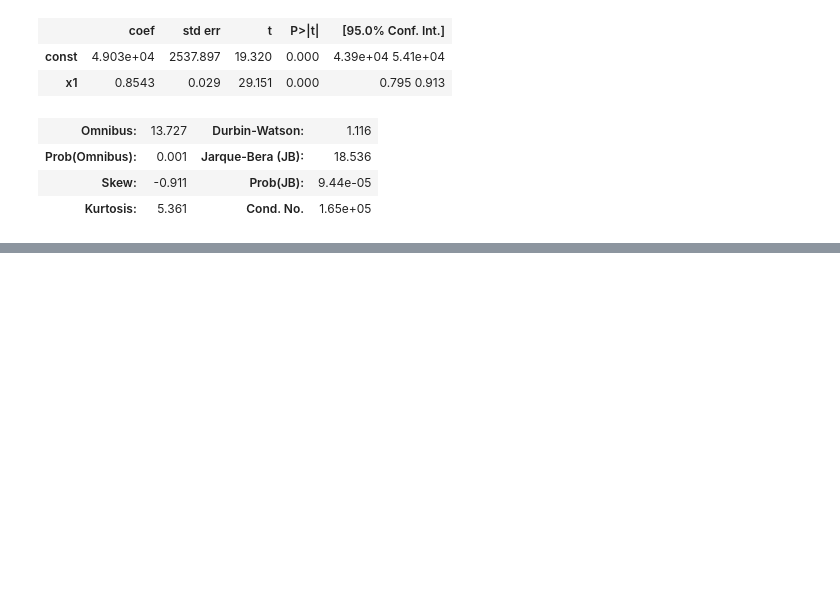
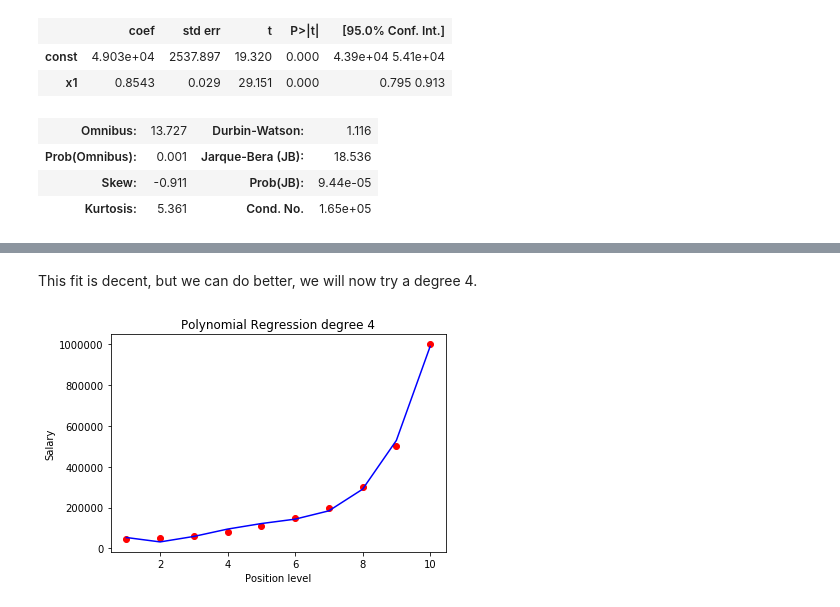
Before and after one commit to bgreenawald/Machine-Learning-Notebooks, a Jupyter notebook: Regression Notebook.ipynb, the cells around one changed output, grey strips where cells are left out. Cells and saved outputs as stored; diff of their text form; code cells hidden in the pictures; blank space fills up the shorter version.

```diff
--- a/Regression Notebook.ipynb
+++ b/Regression Notebook.ipynb
@@ -168,0 +222,17 @@ This output is the final output from our backward elimination model. We see all
+# %% [markdown]
+This fit is decent, but we can do better, we will now try a degree 4.
+# %%
+poly_reg = PolynomialFeatures(degree = 4)
+X_poly = poly_reg.fit_transform(X)
+poly_reg.fit(X_poly, y)
+lin_reg_2 = LinearRegression()
+lin_reg_2.fit(X_poly, y)
+
+plt.scatter(X, y, color = 'red')
+plt.plot(X, lin_reg_2.predict(poly_reg.fit_transform(X)), color = 'blue')
+plt.title('Polynomial Regression degree 4')
+plt.xlabel('Position level')
+plt.ylabel('Salary')
+plt.show()
+# %% [output]
+[figure, added]
```
Also changed, not shown: parts of 10 cells of this notebook, 1 other file.
